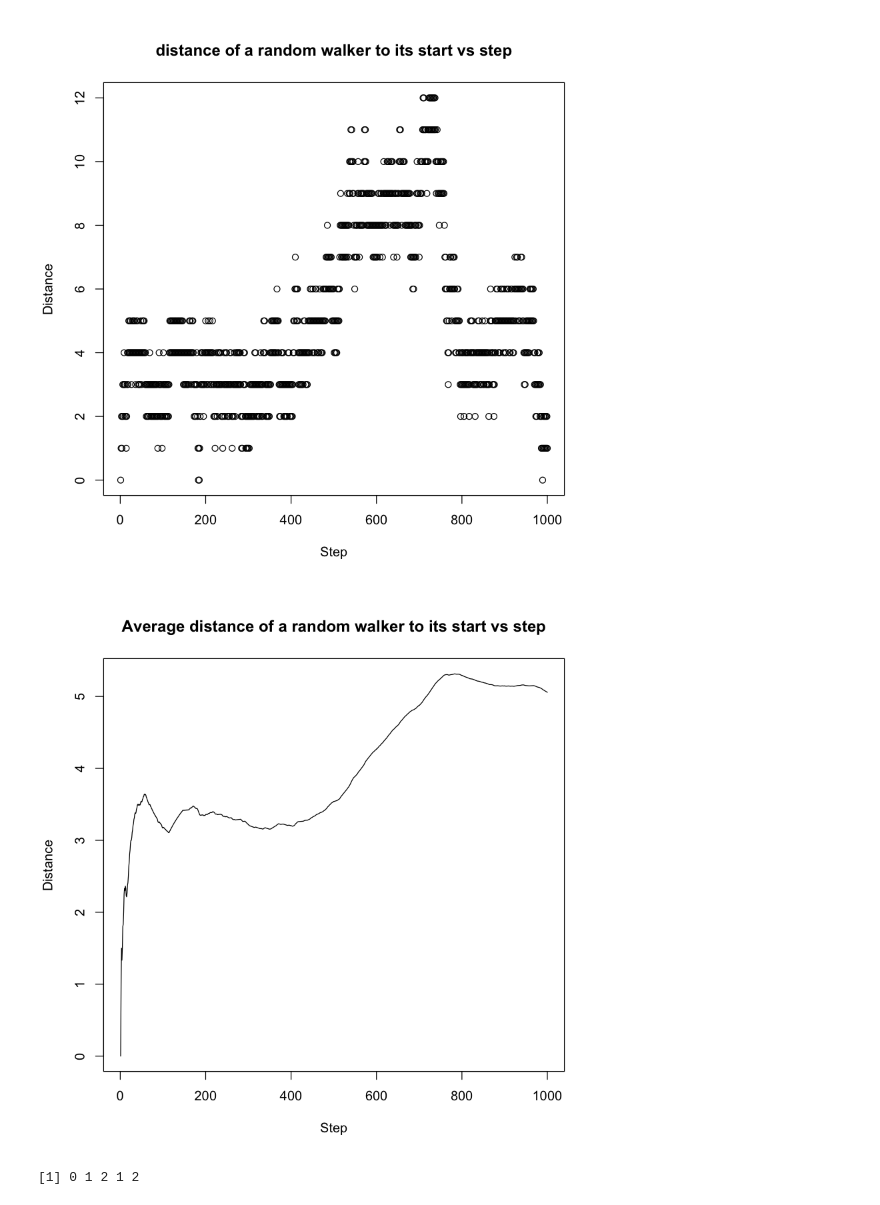
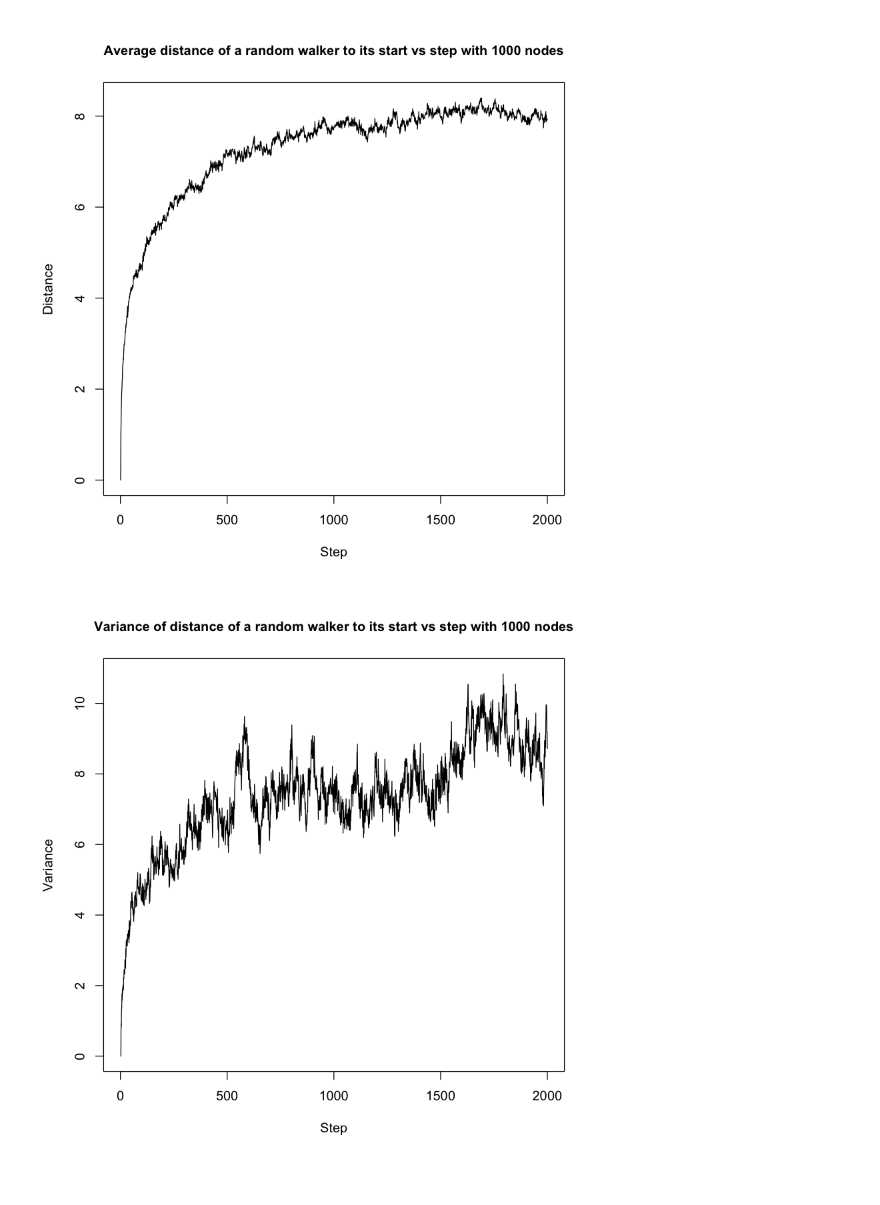
Before and after one commit to wanghran/ECE232_Graph, a Jupyter notebook: Part2_problem2.ipynb, the cells around one changed output. Cells and saved outputs as stored; diff of their text form; code cells hidden in the pictures.

```diff
--- a/Part2_problem2.ipynb
+++ b/Part2_problem2.ipynb
@@ -35,30 +35,20 @@ random_walk = function (g, num_steps, start_node, transition_matrix = NULL){
 
     return(re)
 }
-# %%
-set.seed(1)
-start_2 <- sample(1:1000, 1)
-steps <- 1000
-count_2 <- seq(1, 1000, 1)
-dis_2 <- seq_len(0)
-v <- random_walk(g2_2, steps, start_2)
-dis_matrix_2 = distances(g2_2, V(g2_2), V(g2_2))
-for (vs in v) {
-    dis_2 <- c(dis_2, dis_matrix_2[start_2, vs])
-}
-avg_list <- seq_len(0)
-var_list <- seq_len(0)
-for (i in 1:1000) {
-    avg_list <- c(avg_list, mean(dis_2[1:i]))
-}
-plot(seq(1,1000,1), dis_2, main="distance of a random walker to its start vs step",xlab="Step",ylab="Distance")
-plot(seq(1,1000,1), ave_list, main="Average distance of a random walker to its start vs step",xlab="Step",ylab="Distance", type="l")
-#plot(seq(1,1000,1), std_list, main="Variance of distance of a random walker to its start vs step",xlab="Step",ylab="Variance", type="l")
-# %% [output]
-[figure, removed]
-[figure, removed]
-# %%
-dis_2[1:5]
-# %% [output]
-[1] 0 1 2 1 2
+# %%
+set.seed(1)
+result <- matrix(0, 200, 2000)
+for (s in 1:200) {
+    sv <- sample(1:vcount(g2_2), 1)
+    v <- random_walk(g2_2, 2000, sv)
+    for (i in 1:2000) {
+        result[s, i] = distances(g2_2, sv, v[i])
+    }
+}
+# %%
+plot(colMeans(result),main="Average distance of a random walker to its start vs step with 1000 nodes",xlab="Step",ylab="Distance",type='l',cex.main=1)
+plot(colVars(result), main="Variance of distance of a random walker to its start vs step with 1000 nodes",xlab="Step",ylab="Variance",type='l',cex.main=1)
+# %% [output]
+[figure, added]
+[figure, added]
 # %%
```
Also changed, not shown: parts of 7 cells of this notebook.
